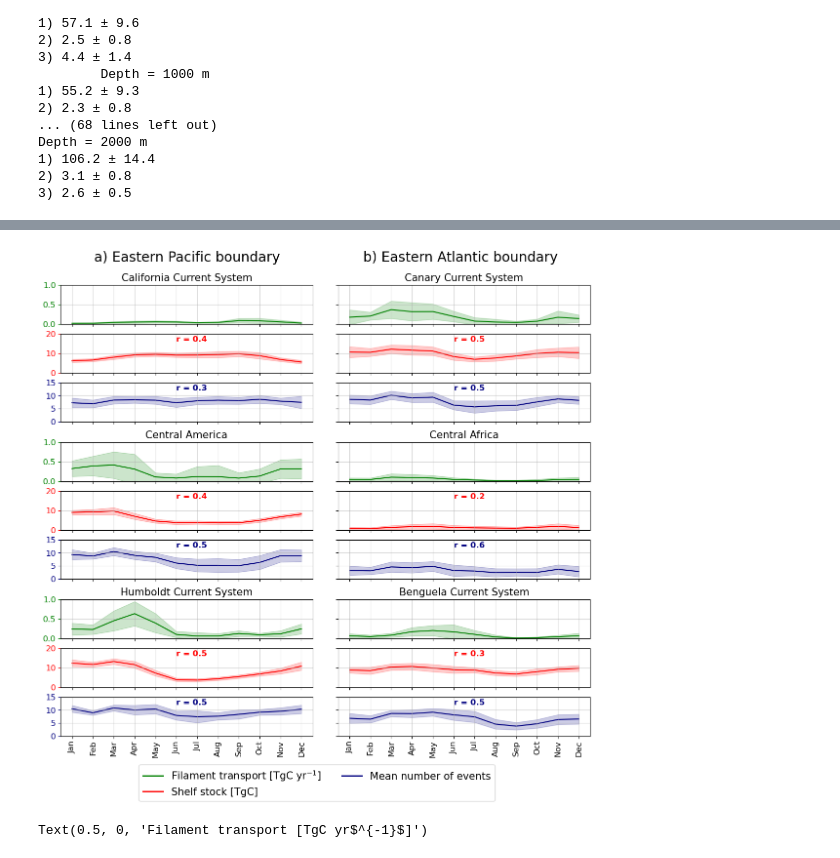
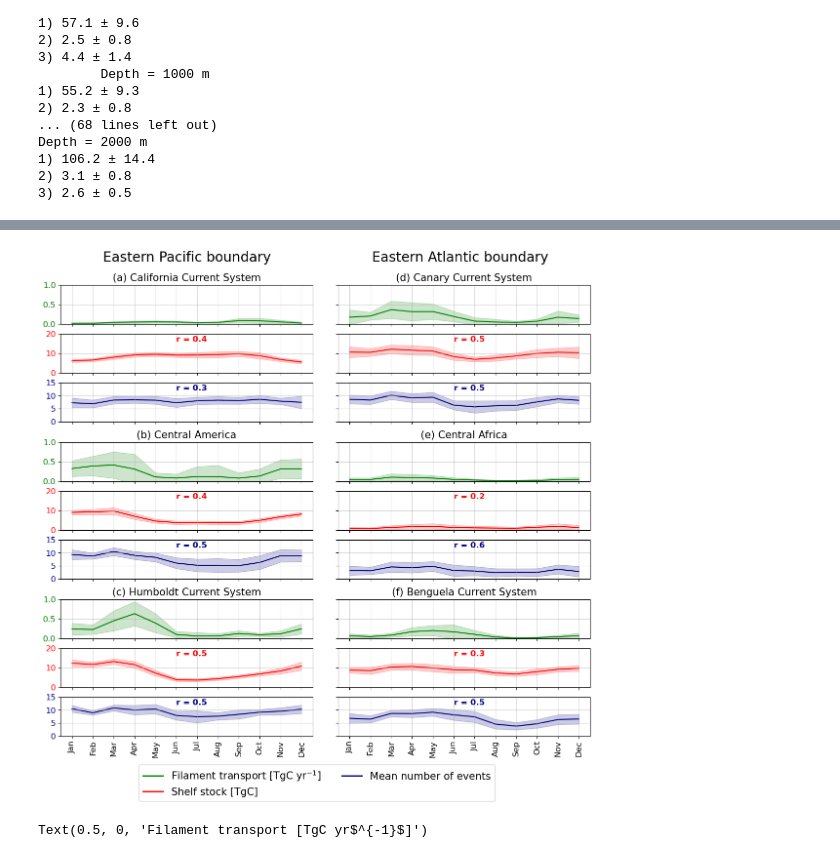
Before and after one commit to CMCC-Foundation/Filaments-EBUS, a Jupyter notebook: notebooks/paper_figures_and_transport_estimates.ipynb, the cells around one changed output, grey strips where cells are left out. Saved outputs shown, nothing was run; the diff lists cells and outputs as text; code cells hidden in the pictures.

```diff
--- a/notebooks/paper_figures_and_transport_estimates.ipynb
+++ b/notebooks/paper_figures_and_transport_estimates.ipynb
@@ -379,9 +374,11 @@ array(-3.43546875e-05)
 # %%
 fig, ax = plt.subplots(ncols = 2, nrows = 3, figsize = [10,12], sharex = True)
 
+fig.text(0.31, .92, 'Eastern Pacific boundary', fontsize=20, ha='center')
+fig.text(0.71, .92, 'Eastern Atlantic boundary', fontsize=20, ha='center')
 
-big_plot(ax[0,0], offshelf_pac_transport, '(a) Eastern Pacific boundary', legend = False)
-big_plot(ax[0,1], offshelf_atl_transport, '(b) Eastern Atlantic boundary', legend = False)
+big_plot(ax[0,0], offshelf_pac_transport, '(a)', legend = False)
+big_plot(ax[0,1], offshelf_atl_transport, '(b)', legend = False)
 ax[0,0].set_xlabel('')
 ax[0,1].set_xlabel('')
 
@@ -411,6 +408,11 @@ ax[2,1].set_ylim([0, 10])
 ax[2,0].set_ylabel('Filament-vs-offshore\n'
                    'percentage [%]', fontsize = 15)
 
+ax[1,0].set_title('(c)', fontsize = 15)
+ax[1,1].set_title('(d)', fontsize = 15)
+ax[2,0].set_title('(e)', fontsize = 15)
+ax[2,1].set_title('(f)', fontsize = 15)
+
 
 plt.savefig('images/figure_3_transport_estimates.png', bbox_inches = 'tight')
 # %% [output]
@@ -418,11 +420,11 @@ plt.savefig('images/figure_3_transport_estimates.png', bbox_inches = 'tight')
 # %%
 from scipy.stats import pearsonr
 
-def plot_seasonality(inner, region, box_idx, suppress_y_tick_label = False, suppress_x_tick_label = False, resample_time = '1D'):
+def plot_seasonality(inner, region, letter, box_idx, suppress_y_tick_label = False, suppress_x_tick_label = False, resample_time = '1D'):
 
 
     ax = fig.add_subplot(inner[0,0])
-    timeseries = compute_carbon_per_region(box_idx, os.path.join(path, 'outputs',  'export_timeseries'))
+    timeseries = compute_carbon_per_region(box_idx, os.path.join(path, 'outputs',  'filament_content_timeseries'))
 
     maxs, mins = compute_maxmins_pairs(timeseries)
 
@@ -437,7 +439,7 @@ def plot_seasonality(inner, region, box_idx, suppress_y_tick_label = False, supp
     ax.grid(alpha = 0.5)
     ax.plot(transport_daily.month, transport_daily, color = 'green')
     ax.fill_between(transport_daily.month, tr_lower, tr_upper, color = 'green', alpha = 0.2)
-    ax.set_title(region, fontsize = 15)
+    ax.set_title(f'{letter} {region}', fontsize = 15)
     ax.set_ylim([0, 1])
     ax.set_yticks([0, 0.5, 1])
 
@@ -507,38 +509,40 @@ import matplotlib.gridspec as gridspec
 
 fig = plt.figure(figsize=[14,12])
 outer = gridspec.GridSpec(3, 2, wspace=0.1, hspace=0.15)
+
+letters = ['(a)', '(b)', '(c)', '(d)', '(e)', '(f)']
 
 for j, ebu in enumerate(['pacific', 'atlantic']):
 
     regions = proc.read_region_input_files(os.path.join('../configs', f'{ebu}_regions.input'))
     boxes_groups = proc.obtain_boxes_grouping(regions)
     path = where_to_find_data(ebu)[1500]
 
     for i, (region, box_idx) in enumerate(zip(regions.keys(), boxes_groups)):
         inner = gridspec.GridSpecFromSubplotSpec(3, 1,
                         subplot_spec=outer[i, j], wspace=0.25, hspace=0.25)
 
-        plot_seasonality(inner, region, box_idx, resample_time = '1D', suppress_y_tick_label= j == 1, suppress_x_tick_label= i < 2)
+        plot_seasonality(inner, region, letters[j*3 + i], box_idx, resample_time = '1D', suppress_y_tick_label= j == 1, suppress_x_tick_label= i < 2)
 
 from matplotlib.lines import Line2D
 from matplotlib.patches import Patch
 
 legend_elements = [Line2D([0], [0], color='green', lw=2),
                    Line2D([0], [0], color='red', lw=2),
                    Line2D([0], [0], color='navy', lw=2),
                          ]
-fig.text(0.31, .92, 'a) Eastern Pacific boundary', fontsize=20, ha='center')
-fig.text(0.71, .92, 'b) Eastern Atlantic boundary', fontsize=20, ha='center')
+fig.text(0.31, .92, 'Eastern Pacific boundary', fontsize=20, ha='center')
+fig.text(0.71, .92, 'Eastern Atlantic boundary', fontsize=20, ha='center')
 
 plt.figlegend(legend_elements,
               ['Filament transport [TgC yr$^{-1}$]', 'Shelf stock [TgC]', 'Mean number of events'],
               loc = 'center',
               bbox_to_anchor = (0.5,0.03), ncols = 2,
               fontsize = 15)
 fig.tight_layout()
 plt.savefig('images/figure_4_seasonality.png', bbox_inches = 'tight')
 # %% [output]
-[figure, old version]
+[figure, new version]
 # %%
 
 fig, ax = plt.subplots(nrows = 3, ncols = 2, figsize = [10,10])
```
Also changed, not shown: parts of 2 cells of this notebook, 4 other files.
